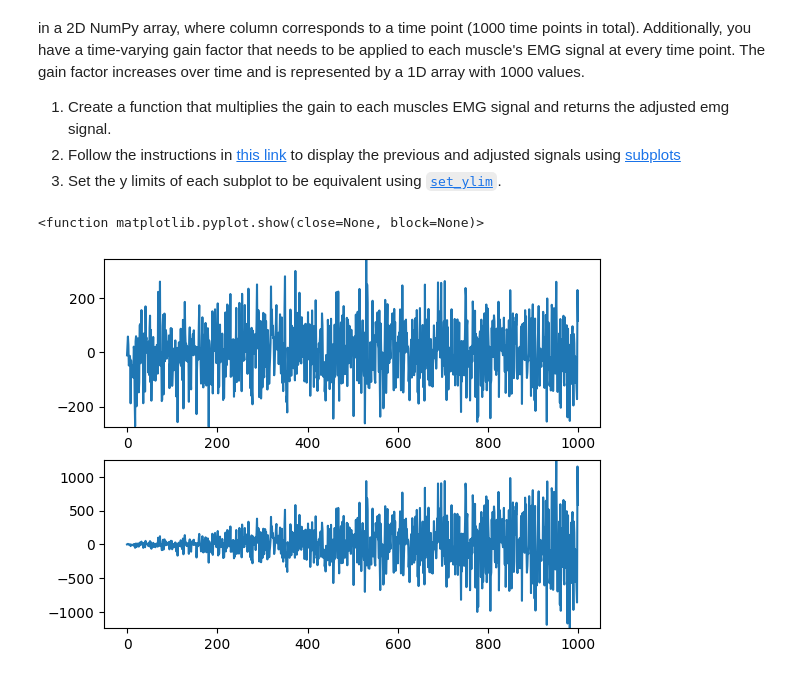
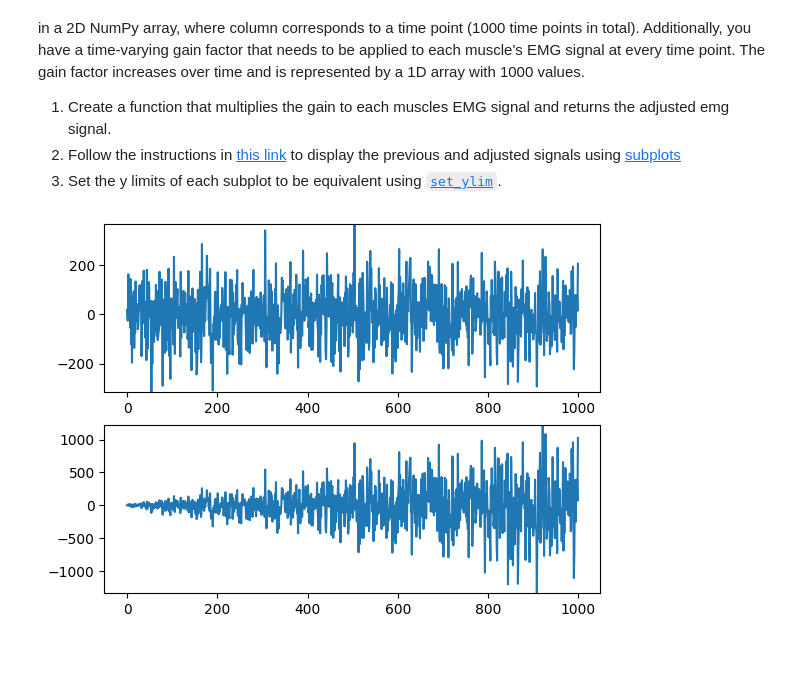
Before and after one commit to rgar69/BME3053C-Fall-2025-R, a Jupyter notebook: lessons-solved/03_Matplotlib_and_Numpy_09_26_2025.ipynb, the cells around one changed output. Saved outputs shown, nothing was run; the diff lists cells and outputs as text; code cells hidden in the pictures.

```diff
--- a/lessons-solved/03_Matplotlib_and_Numpy_09_26_2025.ipynb
+++ b/lessons-solved/03_Matplotlib_and_Numpy_09_26_2025.ipynb
@@ -244,23 +244,22 @@ You have collected EMG (electromyography) signals over time during a clinical tr
 # %%
 import matplotlib.pyplot as plt
 
 emg_data = np.random.randn(1000) * 100  # Generating random EMG-like data
 
 # Increasing gain factor
 gain_factor = np.linspace(0.1, 5, 1000)
 
 t = np.arange(0, 1000, 1)
 
 ax1 = plt.subplot(211)
 ax1.plot(t, emg_data)
 
 ax2 = plt.subplot(212, sharex=ax1)
 ax2.plot(t, emg_data * gain_factor)
 
 ax1.set_ylim([np.min(emg_data), np.max(emg_data)])
 ax2.set_ylim([np.min(emg_data * gain_factor), np.max(emg_data * gain_factor)])
 
-plt.show
+plt.show()
 # %% [output]
-<function matplotlib.pyplot.show(close=None, block=None)>
-[figure, old version]
+[figure, new version]
```
